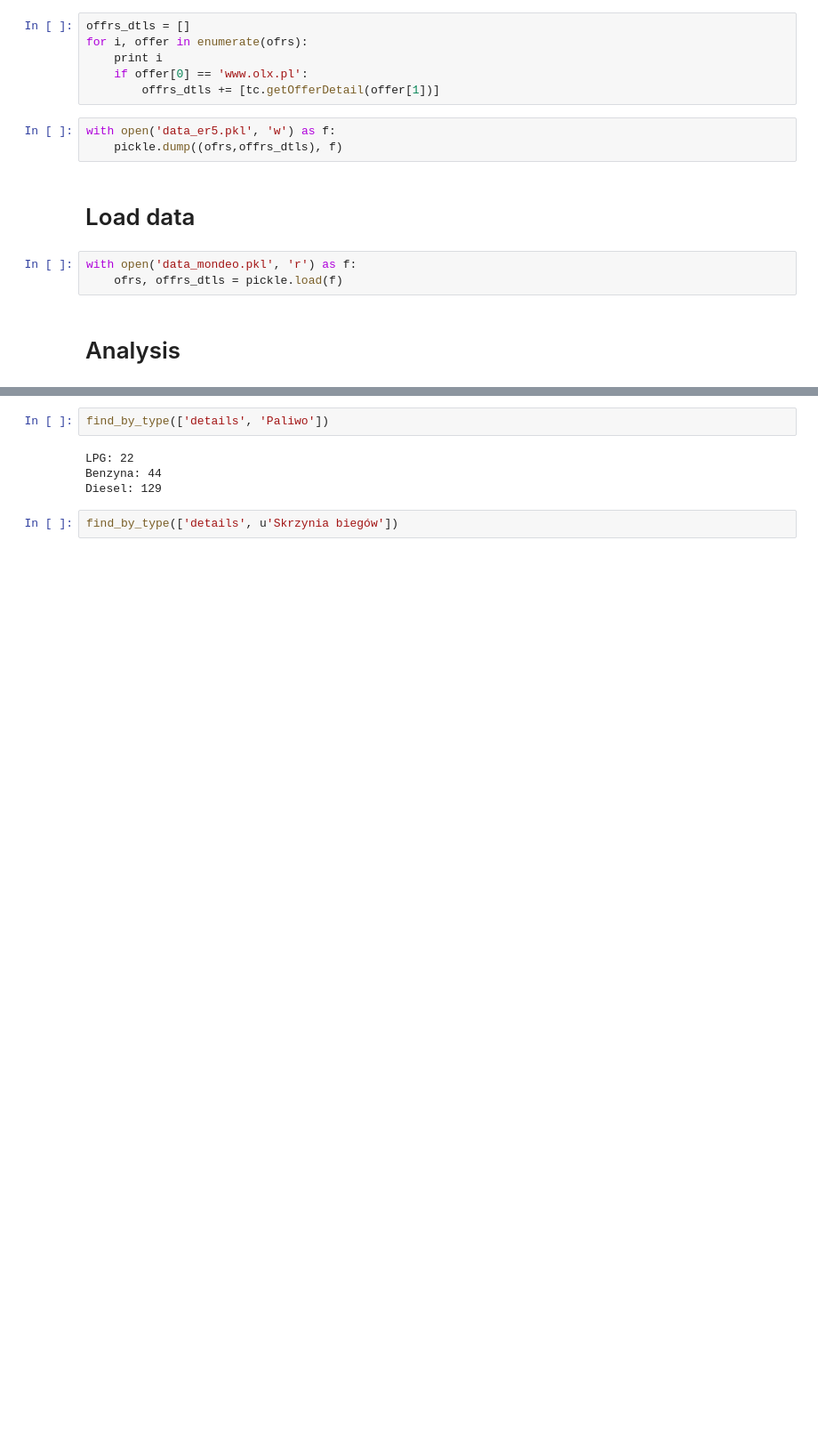
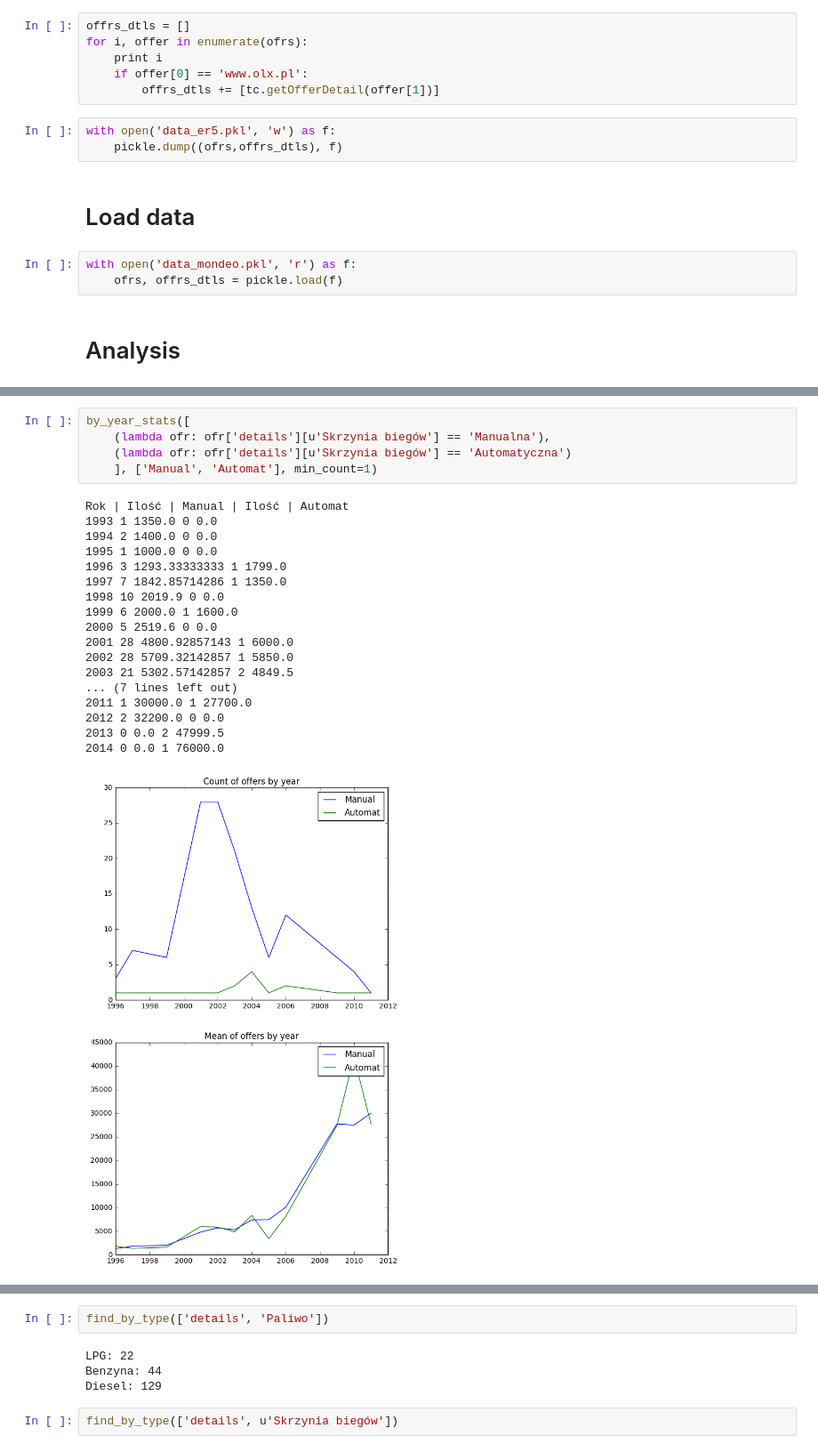
Before and after one commit to mzapotoczny/moto_stats, a Jupyter notebook: Analysis.ipynb, the cells around one changed output, grey strips where cells are left out. Shown: that part at 89% size. Drawn from its saved outputs; the diff is of its cells as text; blank space fills up the shorter version.

```diff
--- a/Analysis.ipynb
+++ b/Analysis.ipynb
@@ -112,3 +152,27 @@ by_year_stats(lambda ofr: ofr['details']['Paliwo'] == 'Diesel')
+# %%
+by_year_stats([
+    (lambda ofr: ofr['details'][u'Skrzynia biegów'] == 'Manualna'),
+    (lambda ofr: ofr['details'][u'Skrzynia biegów'] == 'Automatyczna')
+    ], ['Manual', 'Automat'], min_count=1)
+# %% [output]
+Rok | Ilość | Manual | Ilość | Automat
+1993 1 1350.0 0 0.0
+1994 2 1400.0 0 0.0
+1995 1 1000.0 0 0.0
+1996 3 1293.33333333 1 1799.0
+1997 7 1842.85714286 1 1350.0
+1998 10 2019.9 0 0.0
+1999 6 2000.0 1 1600.0
+2000 5 2519.6 0 0.0
+2001 28 4800.92857143 1 6000.0
+2002 28 5709.32142857 1 5850.0
+2003 21 5302.57142857 2 4849.5
+... (7 lines left out)
+2011 1 30000.0 1 27700.0
+2012 2 32200.0 0 0.0
+2013 0 0.0 2 47999.5
+2014 0 0.0 1 76000.0
+[figure, added]
 # %%
 przebiegi = []
 for ofr in offrs_dtls:
```
Also changed, not shown: parts of 12 cells of this notebook.
